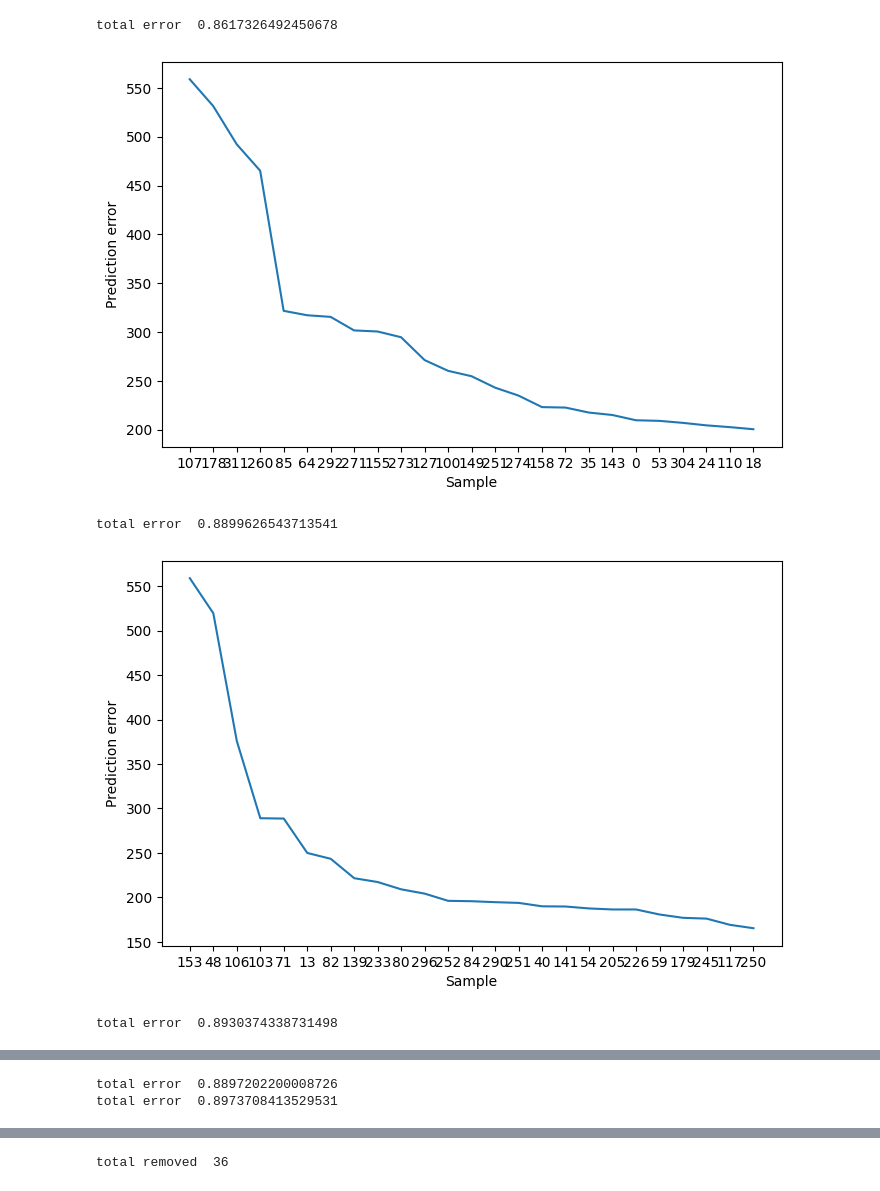
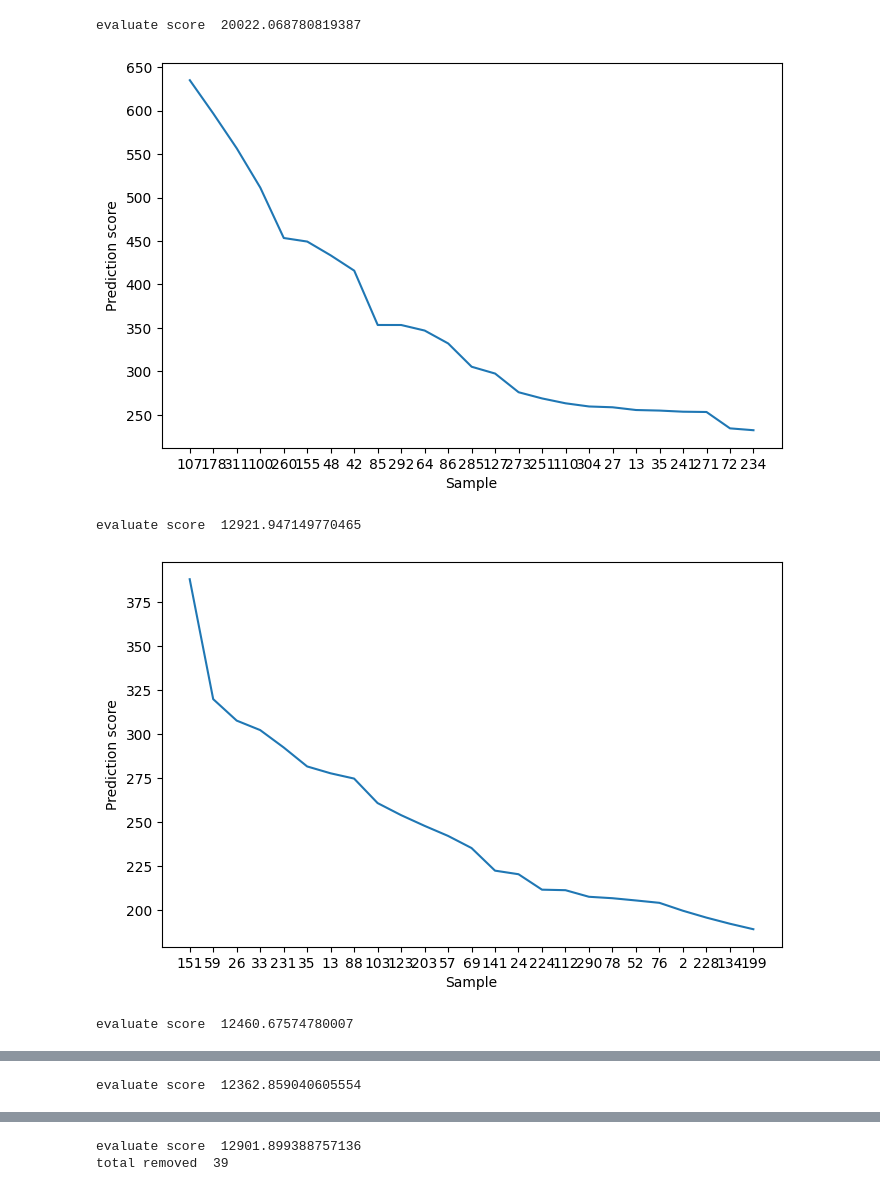
Before and after one commit to Kemsekov/python-outliers-detector, a Jupyter notebook: outlier_regression.ipynb, the cells around one changed output, grey strips where cells are left out. Cells and saved outputs as stored; diff of their text form; code cells hidden in the pictures.

```diff
--- a/outlier_regression.ipynb
+++ b/outlier_regression.ipynb
@@ -153,8 +62,18 @@ def find_outliers(
 # %%
-find_outliers(X.to_numpy(),y,special_model,plot=True)
+from common import find_outliers
+
+
+find_outliers(
+    X.to_numpy(),
+    y,
+    special_model,
+    outlier_remove_partition=0.05,
+    evaluate_loss=metrics.mean_squared_error,
+    plot=True
+)
 # %% [output]
-total error  0.8617326492450678
+evaluate score  20022.068780819387
-[figure, old version]
+[figure, new version]
-total error  0.8899626543713541
+evaluate score  12921.947149770465
-[figure, old version]
+[figure, new version]
-total error  0.8930374338731498
+evaluate score  12460.67574780007
@@ -162,2 +81 @@ total error  0.8930374338731498
-total error  0.8897202200008726
-total error  0.8973708413529531
+evaluate score  12362.859040605554
@@ -165 +83,2 @@ total error  0.8973708413529531
-total removed  36
+evaluate score  12901.899388757136
+total removed  39
```
Also changed, not shown: parts of 3 cells of this notebook, 1 other file.
